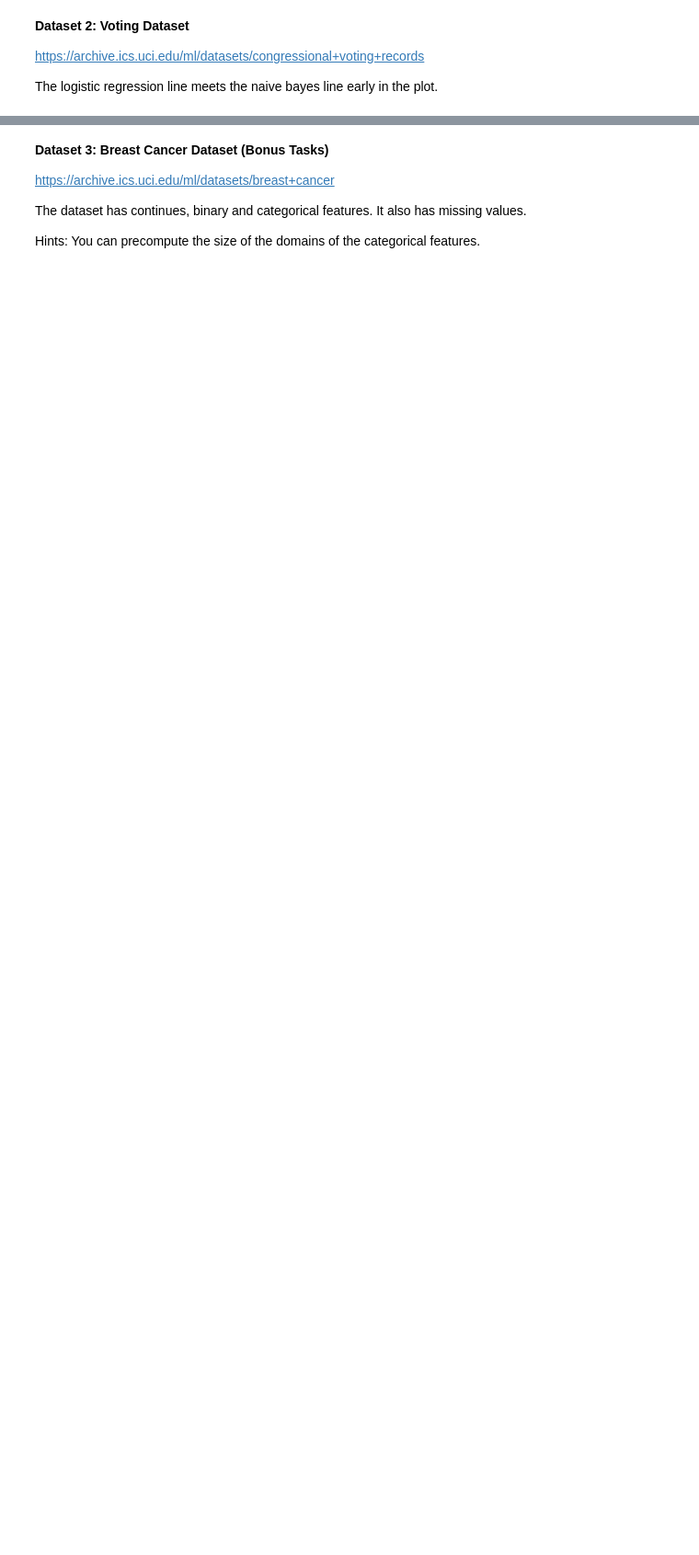
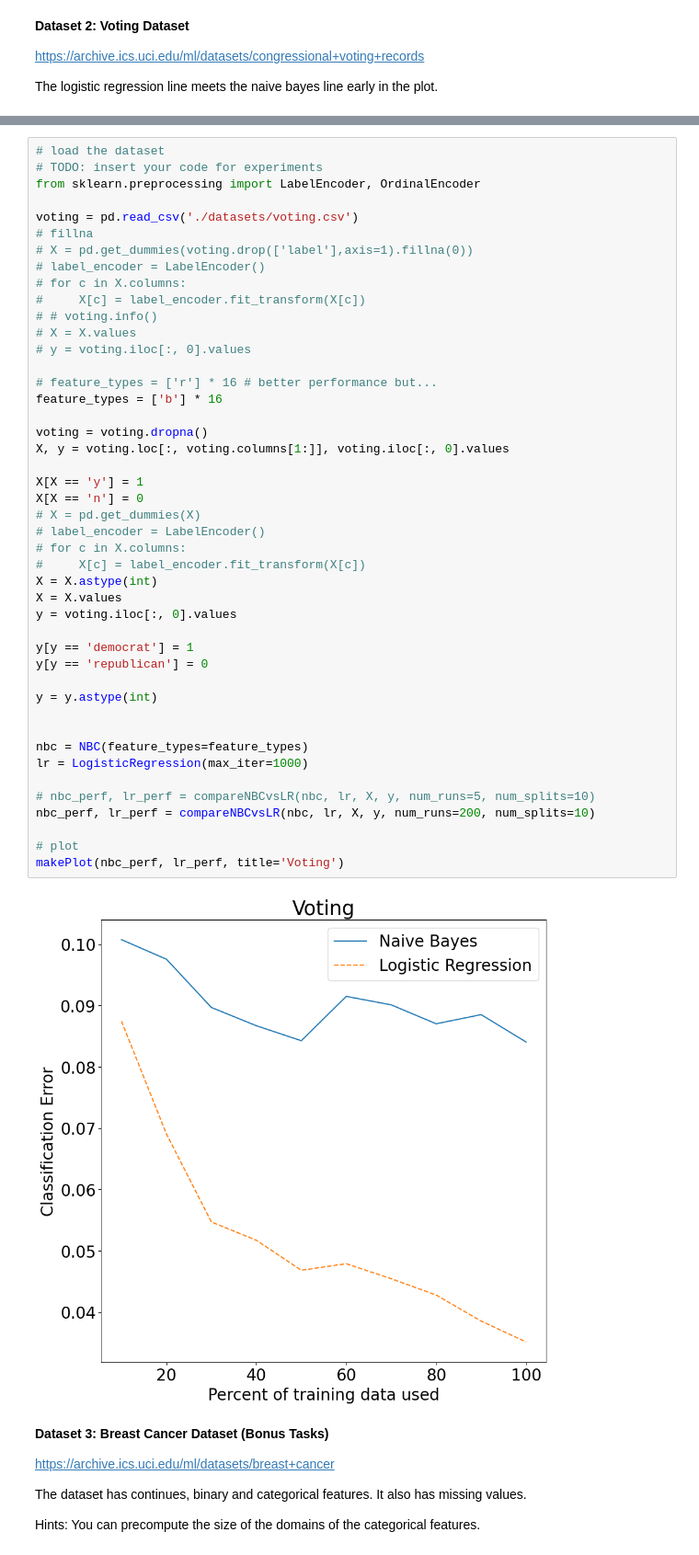
Before and after one commit to yyLeaves/FoDS, a Jupyter notebook: practical2/Practical2_skeleton_olat.ipynb, the cells around one changed output, grey strips where cells are left out. Shown: that part at 92% size. Saved outputs shown, nothing was run; the diff lists cells and outputs as text; blank space fills up the shorter version.

```diff
--- a/practical2/Practical2_skeleton_olat.ipynb
+++ b/practical2/Practical2_skeleton_olat.ipynb
@@ -501,3 +506,50 @@ memory usage: 57.9+ KB
+# %%
+# load the dataset
+# TODO: insert your code for experiments
+from sklearn.preprocessing import LabelEncoder, OrdinalEncoder
+
+voting = pd.read_csv('./datasets/voting.csv')
+# fillna
+# X = pd.get_dummies(voting.drop(['label'],axis=1).fillna(0))
+# label_encoder = LabelEncoder()
+# for c in X.columns:
+#     X[c] = label_encoder.fit_transform(X[c])
+# # voting.info()
+# X = X.values
+# y = voting.iloc[:, 0].values
+
+# feature_types = ['r'] * 16 # better performance but...
+feature_types = ['b'] * 16
+
+voting = voting.dropna()
+X, y = voting.loc[:, voting.columns[1:]], voting.iloc[:, 0].values
+
+X[X == 'y'] = 1
+X[X == 'n'] = 0
+# X = pd.get_dummies(X)
+# label_encoder = LabelEncoder()
+# for c in X.columns:
+#     X[c] = label_encoder.fit_transform(X[c])
+X = X.astype(int)
+X = X.values
+y = voting.iloc[:, 0].values
+
+y[y == 'democrat'] = 1
+y[y == 'republican'] = 0
+
+y = y.astype(int)
+
+
+nbc = NBC(feature_types=feature_types)
+lr = LogisticRegression(max_iter=1000)
+
+# nbc_perf, lr_perf = compareNBCvsLR(nbc, lr, X, y, num_runs=5, num_splits=10)
+nbc_perf, lr_perf = compareNBCvsLR(nbc, lr, X, y, num_runs=200, num_splits=10)
+
+# plot
+makePlot(nbc_perf, lr_perf, title='Voting')
+# %% [output]
+[figure, added]
 # %% [markdown]
 **Dataset 3: Breast Cancer Dataset (Bonus Tasks)**
 
```
Also changed, not shown: parts of 10 cells of this notebook.
